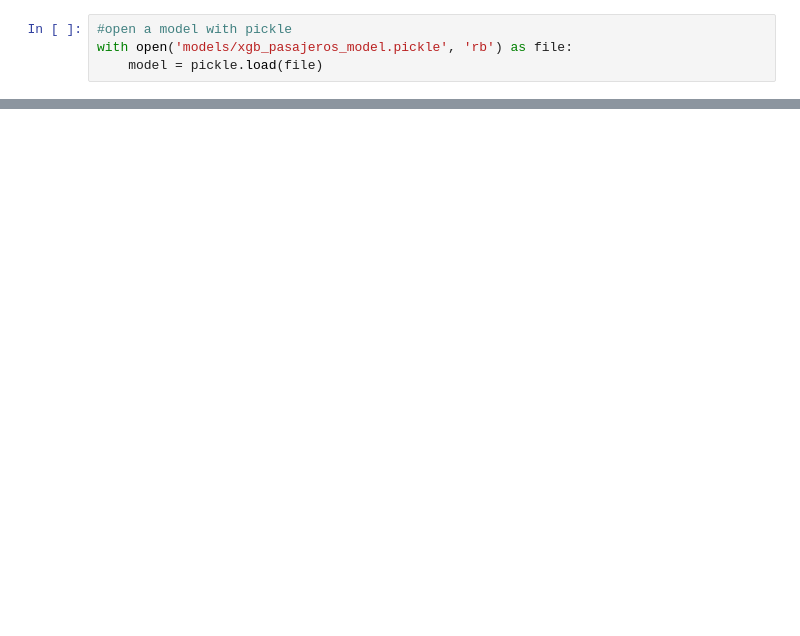
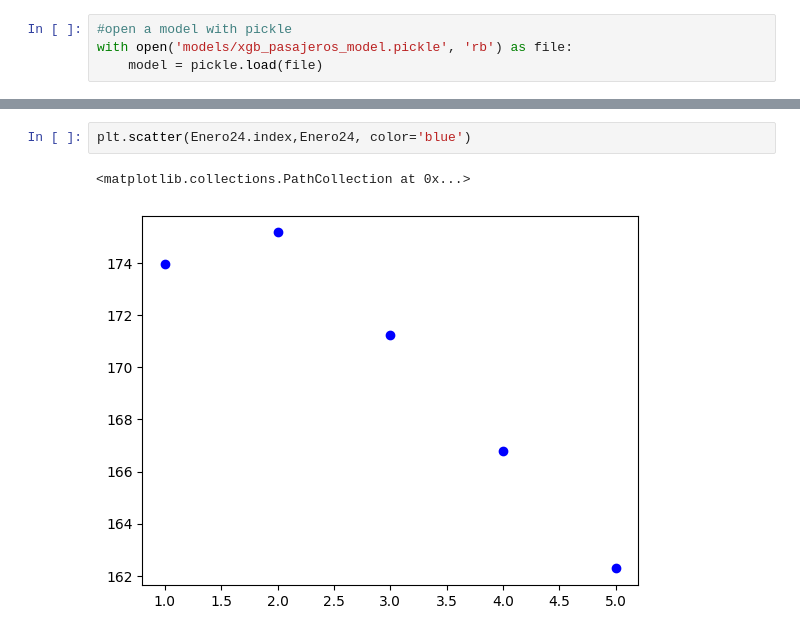
Before and after one commit to FrancoMendoza2003/Datathon2024, a Jupyter notebook: prediction/pasajeros/03-test.ipynb, the cells around one changed output, grey strips where cells are left out. Saved outputs shown, nothing was run; the diff lists cells and outputs as text; blank space fills up the shorter version.

```diff
--- a/prediction/pasajeros/03-test.ipynb
+++ b/prediction/pasajeros/03-test.ipynb
@@ -76,0 +50,5 @@ training data did not have the following fields: aeronave_9h-mly, aeronave_9h-sw
+# %%
+plt.scatter(Enero24.index,Enero24, color='blue')
+# %% [output]
+<matplotlib.collections.PathCollection at 0x...>
+[figure, added]
```
Also changed, not shown: parts of 15 cells of this notebook, 5 other files.
